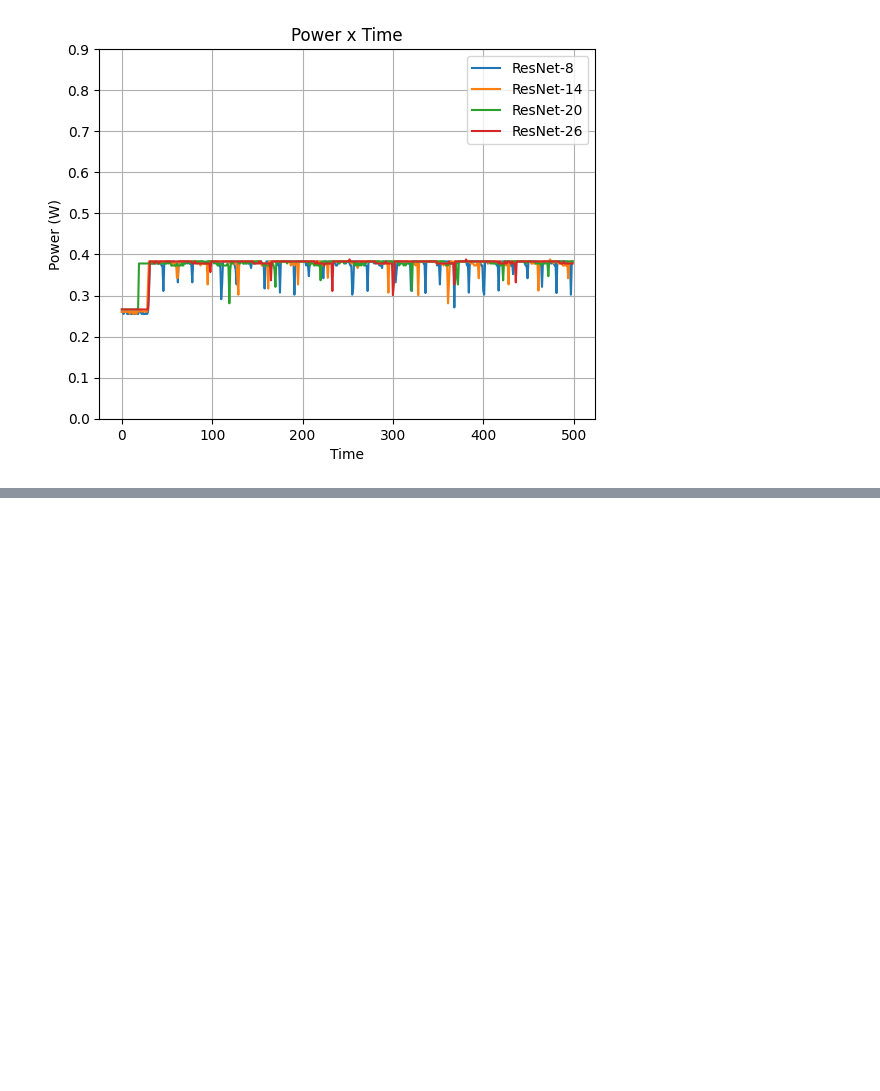
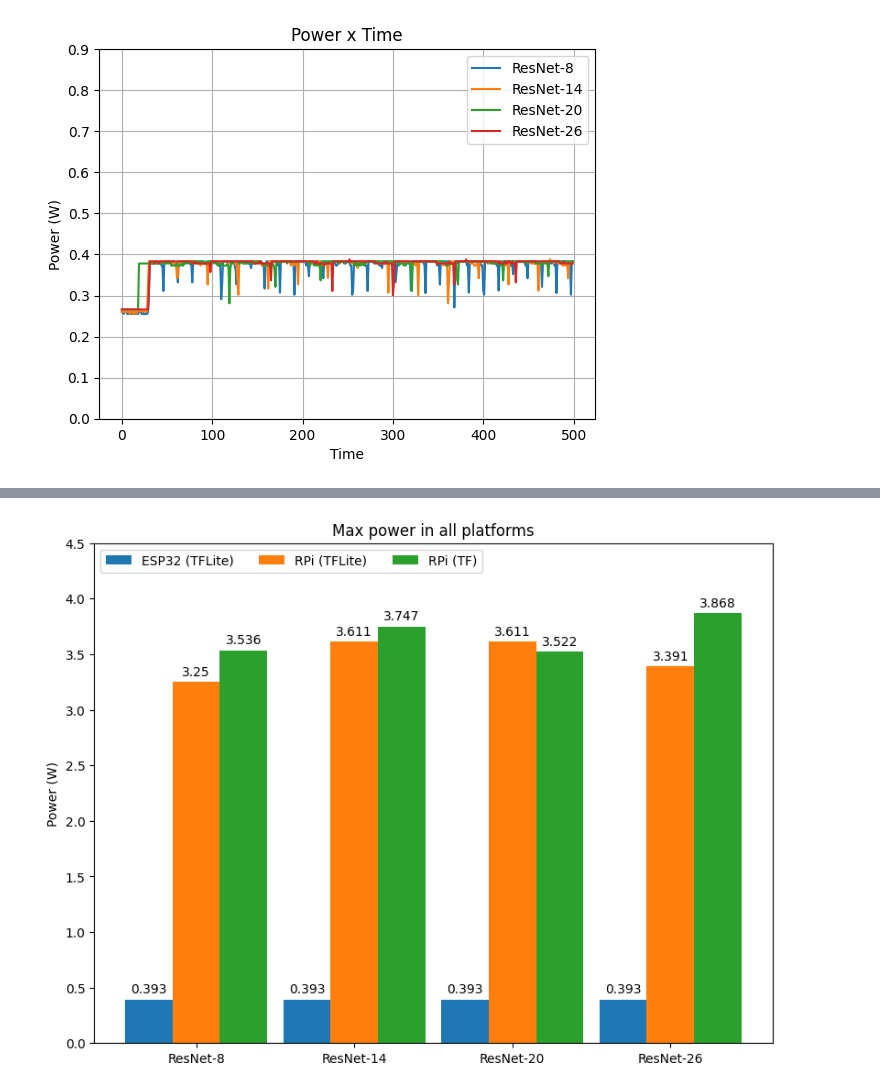
Before and after one commit to allan-cedric/tcc-resnet-cifar10, a Jupyter notebook: gen_power_graphics.ipynb, the cells around one changed output, grey strips where cells are left out. Saved outputs shown, nothing was run; the diff lists cells and outputs as text; code cells hidden in the pictures; blank space fills up the shorter version.

```diff
--- a/gen_power_graphics.ipynb
+++ b/gen_power_graphics.ipynb
@@ -102,0 +173,30 @@ plt.show()
+# %%
+resnets = ("ResNet-8", "ResNet-14", "ResNet-20", "ResNet-26")
+
+power_means = {}
+power_means['ESP32 (TFLite)'] = [round(esp32_power_log_dfs[str(n)]["Power"].max(), 3) for n in [8, 14, 20, 26]]
+power_means['RPi (TFLite)'] = [round(rpi_tflite_power_log_dfs[str(n)]["Power"].max(), 3) for n in [8, 14, 20, 26]]
+power_means['RPi (TF)'] = [round(rpi_tf_power_log_dfs[str(n)]["Power"].max(), 3) for n in [8, 14, 20, 26]]
+
+x = np.arange(len(resnets))  # the label locations
+width = 0.3  # the width of the bars
+multiplier = 0
+
+fig, ax = plt.subplots(layout='constrained', figsize=(8, 6))
+
+for attribute, measurement in power_means.items():
+    offset = width * multiplier
+    rects = ax.bar(x + offset, measurement, width, label=attribute)
+    ax.bar_label(rects, padding=3)
+    multiplier += 1
+
+# Add some text for labels, title and custom x-axis tick labels, etc.
+ax.set_ylabel('Power (W)')
+ax.set_title('Max power in all platforms')
+ax.set_xticks(x + width, resnets)
+ax.legend(loc='upper left', ncols=3)
+ax.set_ylim(0, 4.5)
+
+plt.show()
+# %% [output]
+[figure, added]
```
Also changed, not shown: parts of 8 cells of this notebook.
